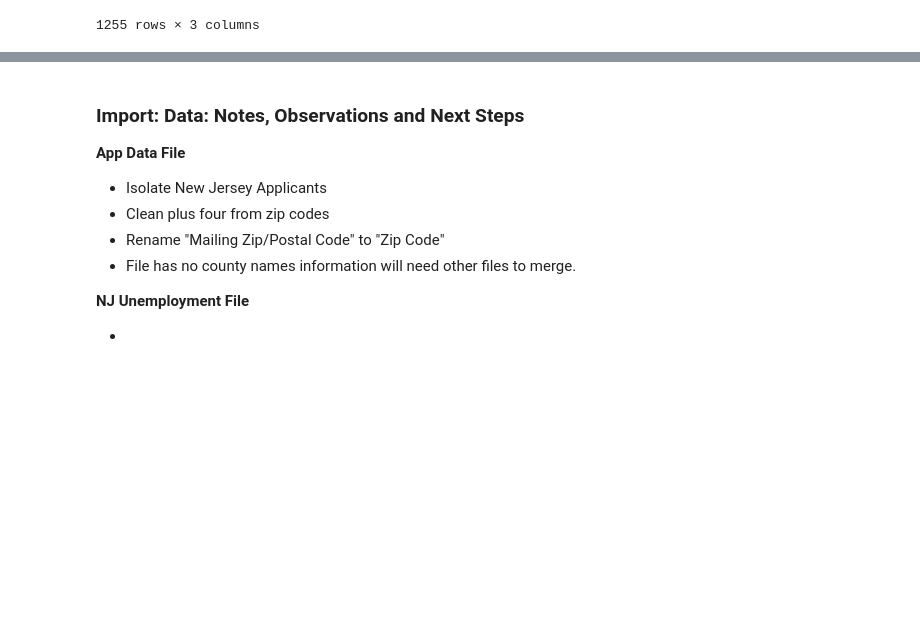
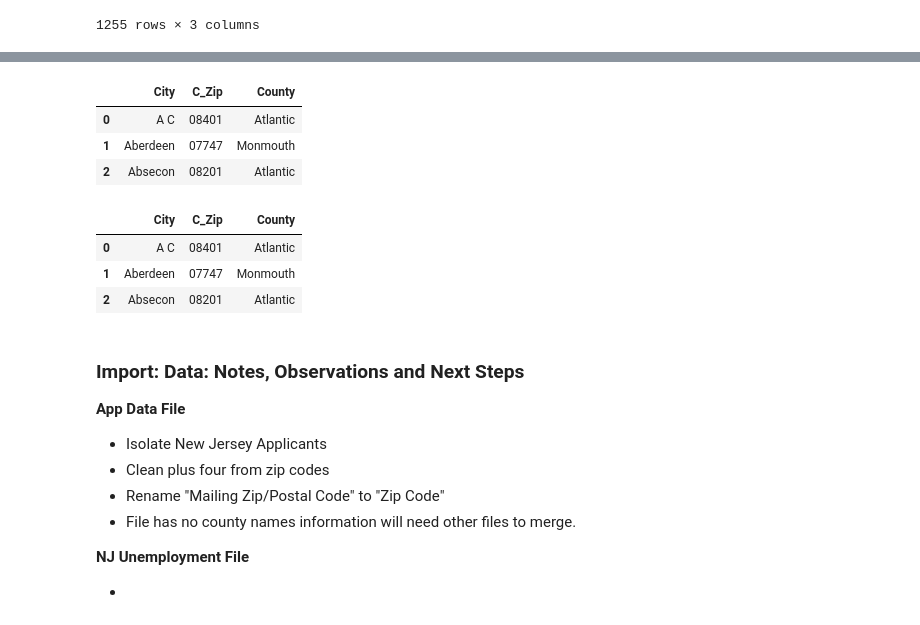
Before and after one commit to theaok/vis-sp23-ewattudo, a Jupyter notebook: ps2_pynb.ipynb, the cells around one changed output, grey strips where cells are left out. Saved outputs shown, nothing was run; the diff lists cells and outputs as text; code cells hidden in the pictures; blank space fills up the shorter version.

```diff
--- a/ps2_pynb.ipynb
+++ b/ps2_pynb.ipynb
@@ -468,0 +489,7 @@ pd.read_html('https://www.corragroup.com/new-jersey-county-lookup.html')[0]
+# %%
+njzips.head(3)
+# %% [output]
+|  | City | C_Zip | County |
+| 0 | A C | 08401 | Atlantic |
+| 1 | Aberdeen | 07747 | Monmouth |
+| 2 | Absecon | 08201 | Atlantic |
@@ -468,0 +498,7 @@ pd.read_html('https://www.corragroup.com/new-jersey-county-lookup.html')[0]
+# %%
+njzips.head(3)
+# %% [output]
+|  | City | C_Zip | County |
+| 0 | A C | 08401 | Atlantic |
+| 1 | Aberdeen | 07747 | Monmouth |
+| 2 | Absecon | 08201 | Atlantic |
```
Also changed, not shown: parts of 9 cells of this notebook.
